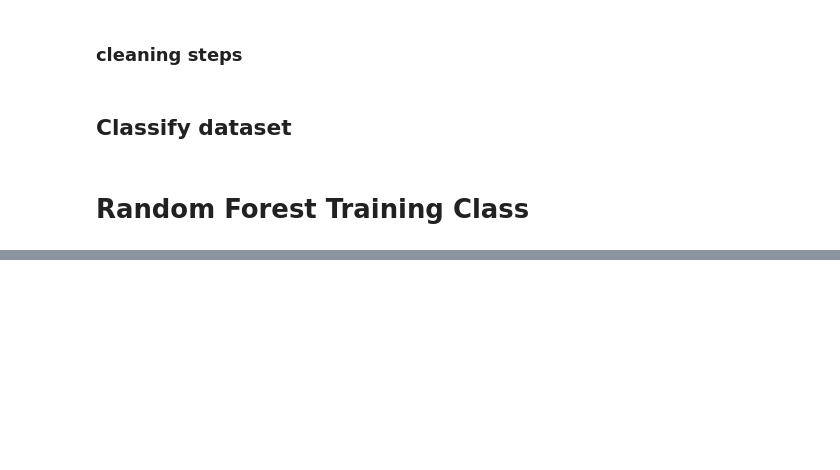
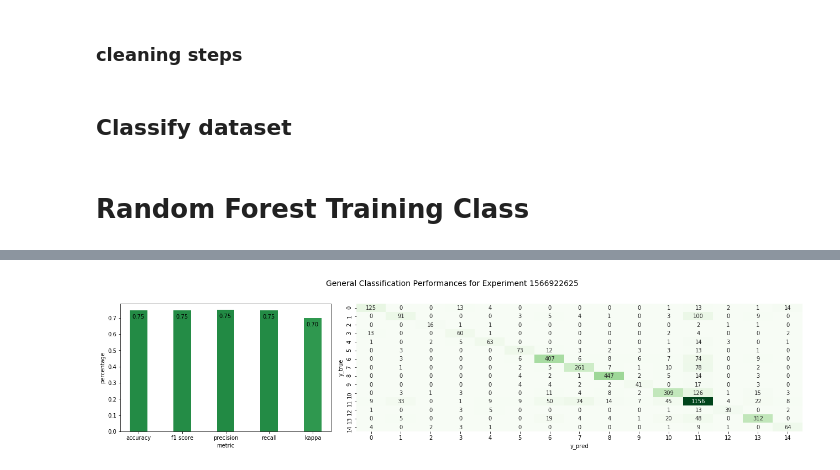
Before and after one commit to pierrelouismissler/AsTeR, a Jupyter notebook: research/development.ipynb, the cells around one changed output, grey strips where cells are left out. Drawn from its saved outputs; the diff is of its cells as text; code cells hidden in the pictures; blank space fills up the shorter version.

```diff
--- a/research/development.ipynb
+++ b/research/development.ipynb
@@ -470,0 +331,6 @@ output_content
+# %%
+exp = Experiment('1566922625')
+# %%
+exp.evaluateModel()
+# %% [output]
+[figure, added]
```
Also changed, not shown: parts of 15 cells of this notebook, 6 other files.
